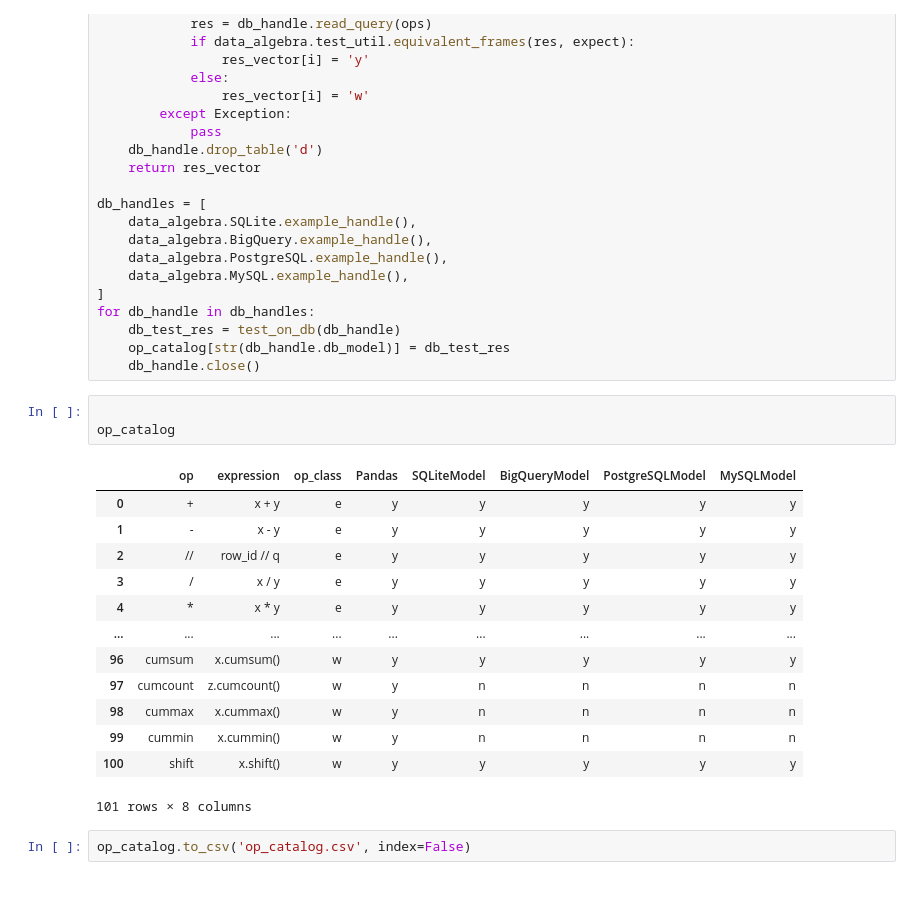
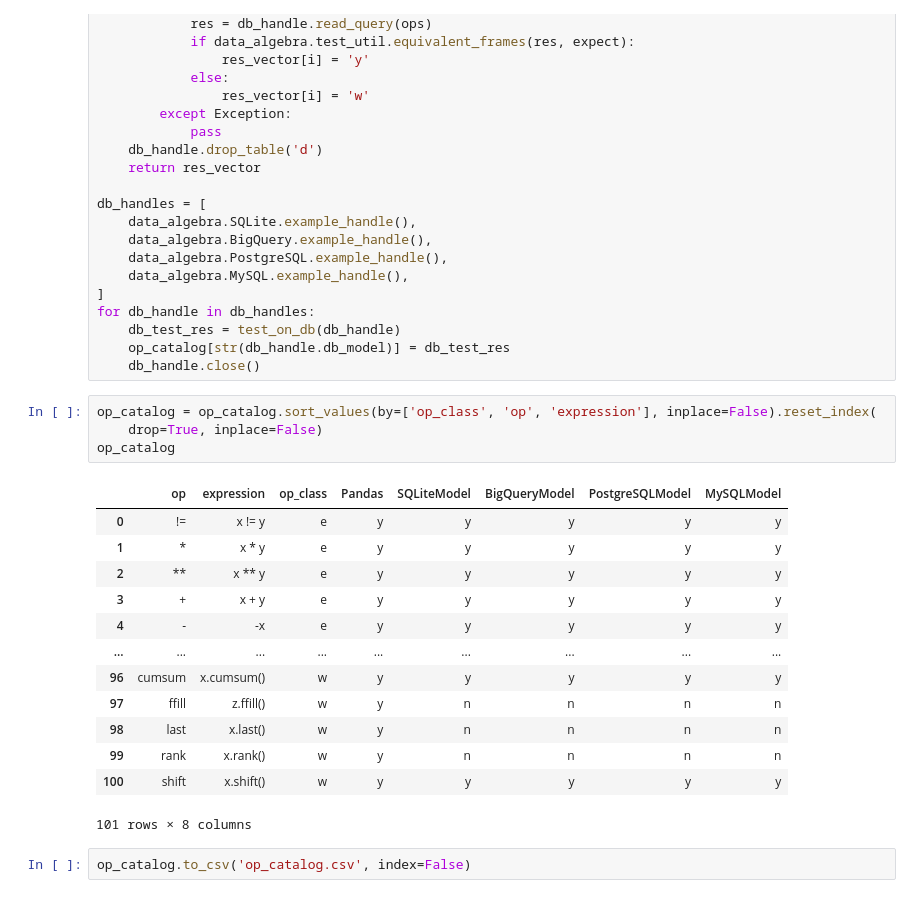
Before and after one commit to WinVector/data_algebra, a Jupyter notebook: Examples/Methods/data_algebra_catalog.ipynb, the cells around one changed output. Cells and saved outputs as stored; diff of their text form.

```diff
--- a/Examples/Methods/data_algebra_catalog.ipynb
+++ b/Examples/Methods/data_algebra_catalog.ipynb
@@ -402,22 +402,23 @@ for db_handle in db_handles:
     db_test_res = test_on_db(db_handle)
     op_catalog[str(db_handle.db_model)] = db_test_res
     db_handle.close()
-# %%
-
-op_catalog
-# %% [output]
-|  | op | expression | op_class | Pandas | SQLiteModel | BigQueryModel | PostgreSQLModel | MySQLModel |
-| 0 | + | x + y | e | y | y | y | y | y |
-| 1 | - | x - y | e | y | y | y | y | y |
-| 2 | // | row_id // q | e | y | y | y | y | y |
-| 3 | / | x / y | e | y | y | y | y | y |
-| 4 | * | x * y | e | y | y | y | y | y |
-| ... | ... | ... | ... | ... | ... | ... | ... | ... |
-| 96 | cumsum | x.cumsum() | w | y | y | y | y | y |
-| 97 | cumcount | z.cumcount() | w | y | n | n | n | n |
-| 98 | cummax | x.cummax() | w | y | n | n | n | n |
-| 99 | cummin | x.cummin() | w | y | n | n | n | n |
-| 100 | shift | x.shift() | w | y | y | y | y | y |
-101 rows × 8 columns
+# %%
+op_catalog = op_catalog.sort_values(by=['op_class', 'op', 'expression'], inplace=False).reset_index(
+    drop=True, inplace=False)
+op_catalog
+# %% [output]
+|  | op | expression | op_class | Pandas | SQLiteModel | BigQueryModel | PostgreSQLModel | MySQLModel |
+| 0 | != | x != y | e | y | y | y | y | y |
+| 1 | * | x * y | e | y | y | y | y | y |
+| 2 | ** | x ** y | e | y | y | y | y | y |
+| 3 | + | x + y | e | y | y | y | y | y |
+| 4 | - | -x | e | y | y | y | y | y |
+| ... | ... | ... | ... | ... | ... | ... | ... | ... |
+| 96 | cumsum | x.cumsum() | w | y | y | y | y | y |
+| 97 | ffill | z.ffill() | w | y | n | n | n | n |
+| 98 | last | x.last() | w | y | n | n | n | n |
+| 99 | rank | x.rank() | w | y | n | n | n | n |
+| 100 | shift | x.shift() | w | y | y | y | y | y |
+101 rows × 8 columns
 # %%
 op_catalog.to_csv('op_catalog.csv', index=False)
```
Also changed, not shown: 15 other files.
